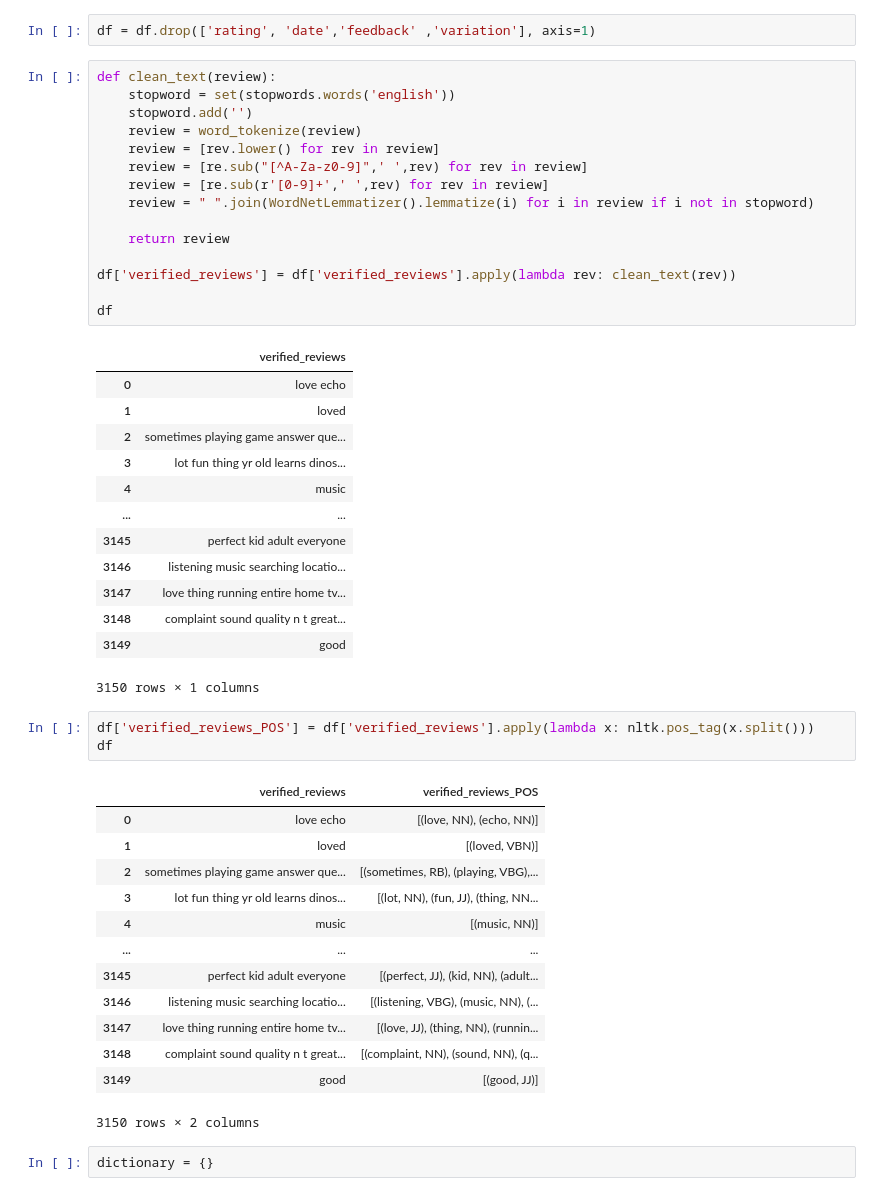
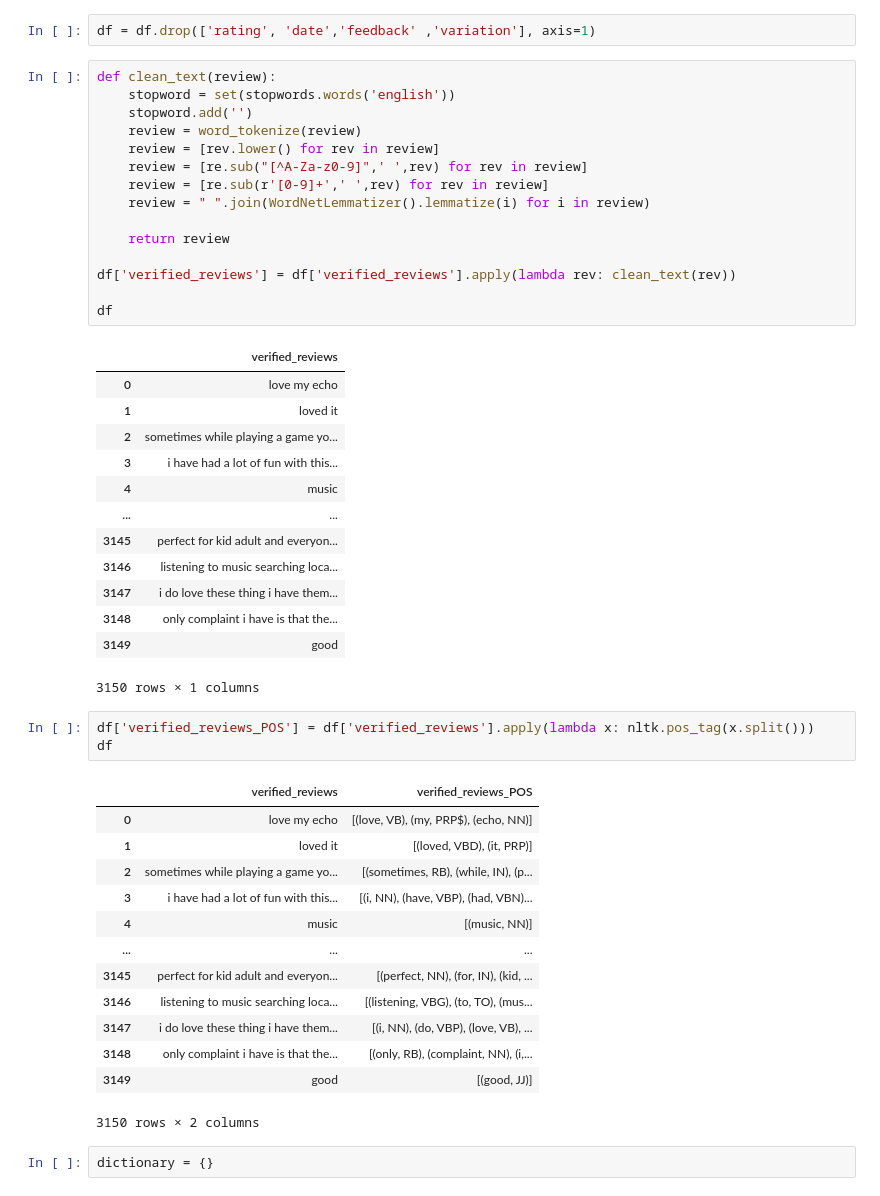
Before and after one commit to OmarNashat01/MCIT_Internship, a Jupyter notebook: data/Untitled.ipynb, the cells around one changed output. Cells and saved outputs as stored; diff of their text form.

```diff
--- a/data/Untitled.ipynb
+++ b/data/Untitled.ipynb
@@ -45,30 +44,30 @@ df = df.drop(['rating', 'date','feedback' ,'variation'], axis=1)
 # %%
 def clean_text(review):
     stopword = set(stopwords.words('english'))
     stopword.add('')
     review = word_tokenize(review)
     review = [rev.lower() for rev in review]
     review = [re.sub("[^A-Za-z0-9]",' ',rev) for rev in review]
     review = [re.sub(r'[0-9]+',' ',rev) for rev in review]
-    review = " ".join(WordNetLemmatizer().lemmatize(i) for i in review if i not in stopword)
+    review = " ".join(WordNetLemmatizer().lemmatize(i) for i in review)
 
     return review
 
 df['verified_reviews'] = df['verified_reviews'].apply(lambda rev: clean_text(rev))
 
 df
 # %% [output]
 |  | verified_reviews |
-| 0 | love echo |
-| 1 | loved |
-| 2 | sometimes playing game answer que... |
-| 3 | lot fun thing yr old learns dinos... |
+| 0 | love my echo |
+| 1 | loved it |
+| 2 | sometimes while playing a game yo... |
+| 3 | i have had a lot of fun with this... |
 | 4 | music |
 | ... | ... |
-| 3145 | perfect kid adult everyone |
-| 3146 | listening music searching locatio... |
-| 3147 | love thing running entire home tv... |
-| 3148 | complaint sound quality n t great... |
+| 3145 | perfect for kid adult and everyon... |
+| 3146 | listening to music searching loca... |
+| 3147 | i do love these thing i have them... |
+| 3148 | only complaint i have is that the... |
 | 3149 | good |
 3150 rows × 1 columns
 # %%
@@ -76,16 +75,16 @@ df['verified_reviews_POS'] = df['verified_reviews'].apply(lambda x: nltk.pos_tag
 df
 # %% [output]
 |  | verified_reviews | verified_reviews_POS |
-| 0 | love echo | [(love, NN), (echo, NN)] |
-| 1 | loved | [(loved, VBN)] |
-| 2 | sometimes playing game answer que... | [(sometimes, RB), (playing, VBG),... |
-| 3 | lot fun thing yr old learns dinos... | [(lot, NN), (fun, JJ), (thing, NN... |
+| 0 | love my echo | [(love, VB), (my, PRP$), (echo, NN)] |
+| 1 | loved it | [(loved, VBD), (it, PRP)] |
+| 2 | sometimes while playing a game yo... | [(sometimes, RB), (while, IN), (p... |
+| 3 | i have had a lot of fun with this... | [(i, NN), (have, VBP), (had, VBN)... |
 | 4 | music | [(music, NN)] |
 | ... | ... | ... |
-| 3145 | perfect kid adult everyone | [(perfect, JJ), (kid, NN), (adult... |
-| 3146 | listening music searching locatio... | [(listening, VBG), (music, NN), (... |
-| 3147 | love thing running entire home tv... | [(love, JJ), (thing, NN), (runnin... |
-| 3148 | complaint sound quality n t great... | [(complaint, NN), (sound, NN), (q... |
+| 3145 | perfect for kid adult and everyon... | [(perfect, NN), (for, IN), (kid, ... |
+| 3146 | listening to music searching loca... | [(listening, VBG), (to, TO), (mus... |
+| 3147 | i do love these thing i have them... | [(i, NN), (do, VBP), (love, VB), ... |
+| 3148 | only complaint i have is that the... | [(only, RB), (complaint, NN), (i,... |
 | 3149 | good | [(good, JJ)] |
 3150 rows × 2 columns
 # %%
```
Also changed, not shown: parts of 4 cells of this notebook, 9 other files.
